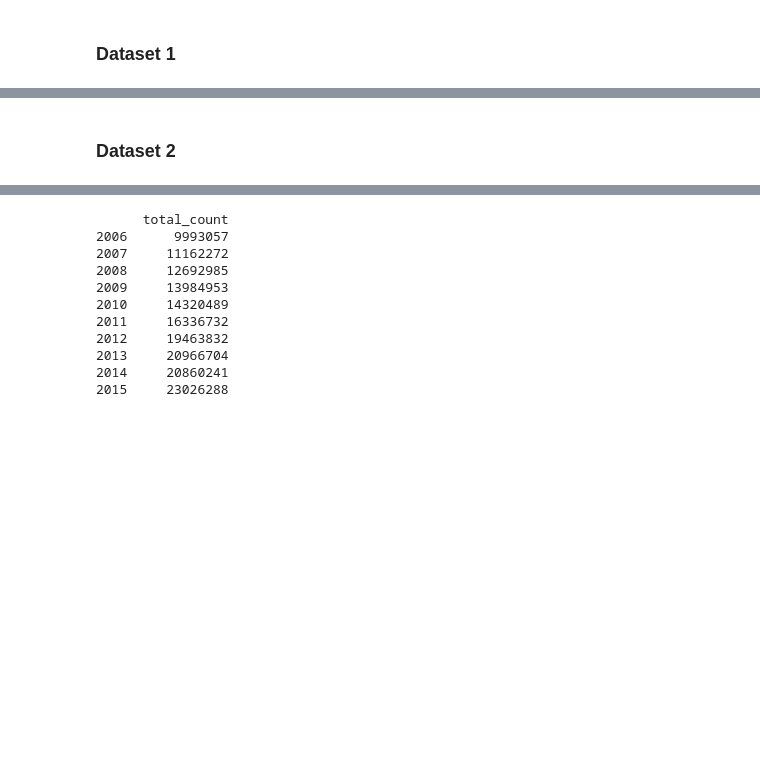
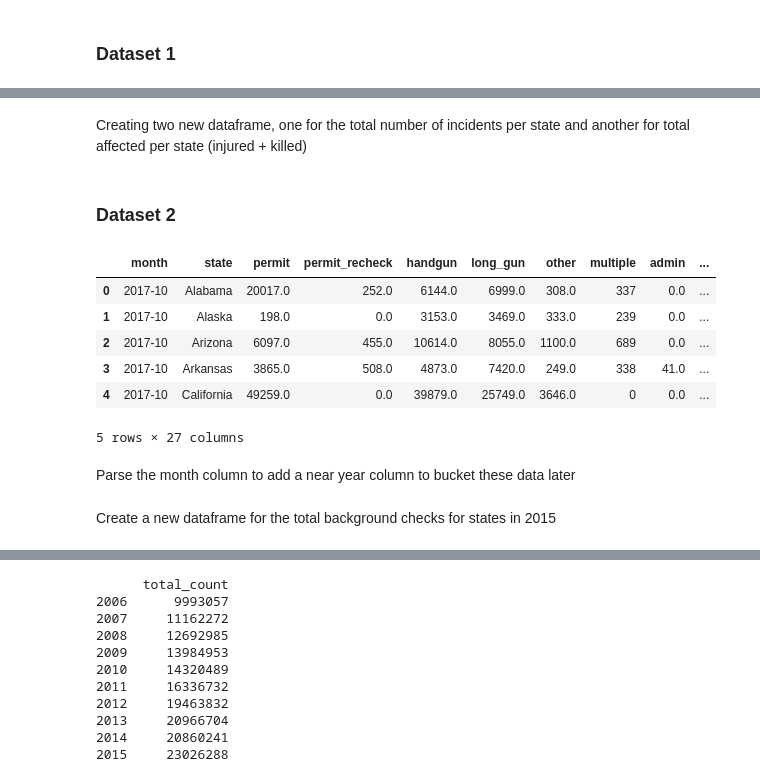
Before and after one commit to tyc024/Cogs108-Final-Project, a Jupyter notebook: FinalProject.ipynb, the cells around one changed output, grey strips where cells are left out. Cells and saved outputs as stored; diff of their text form; code cells hidden in the pictures; blank space fills up the shorter version.

```diff
--- a/FinalProject.ipynb
+++ b/FinalProject.ipynb
@@ -50,4 +60,6 @@ df_shootings.head()
 | 2 | December 26, 2015 | Pennsylvania | Philadelphia | 4210 Macalester St | 0 | 4 | NaN |
 | 3 | December 25, 2015 | Florida | Jacksonville | Franklin and Odessa | 0 | 4 | NaN |
 | 4 | December 25, 2015 | Alabama | Mobile | 785 Schillinger Rd S | 0 | 4 | NaN |
+# %% [markdown]
+Creating two new dataframe, one for the total number of incidents per state and another for total affected per state (injured + killed)
 # %%
@@ -70,4 +84,16 @@ df_incident.columns = ['# Incident']
 df_affected.columns = ['# Affected']
 # %% [markdown]
 ### Dataset 2
+# %%
+df_background_checks.head()
+# %% [output]
+|  | month | state | permit | permit_recheck | handgun | long_gun | other | multiple | admin | ... |
+| 0 | 2017-10 | Alabama | 20017.0 | 252.0 | 6144.0 | 6999.0 | 308.0 | 337 | 0.0 | ... |
+| 1 | 2017-10 | Alaska | 198.0 | 0.0 | 3153.0 | 3469.0 | 333.0 | 239 | 0.0 | ... |
+| 2 | 2017-10 | Arizona | 6097.0 | 455.0 | 10614.0 | 8055.0 | 1100.0 | 689 | 0.0 | ... |
+| 3 | 2017-10 | Arkansas | 3865.0 | 508.0 | 4873.0 | 7420.0 | 249.0 | 338 | 41.0 | ... |
+| 4 | 2017-10 | California | 49259.0 | 0.0 | 39879.0 | 25749.0 | 3646.0 | 0 | 0.0 | ... |
+5 rows × 27 columns
+# %% [markdown]
+Parse the month column to add a near year column to bucket these data later
 # %%
@@ -87,6 +116,8 @@ def create_bg_dataframe(df, year, column):
     new_df = pd.DataFrame([state_count])
     new_df = new_df.transpose()
     return new_df
+# %% [markdown]
+Create a new dataframe for the total background checks for states in 2015
 # %%
 df_2015_total = create_bg_dataframe(df_background_checks, 2015, 'totals')
 df_2015_total.columns = ['total_background_checks']
```
Also changed, not shown: parts of 47 cells of this notebook.
